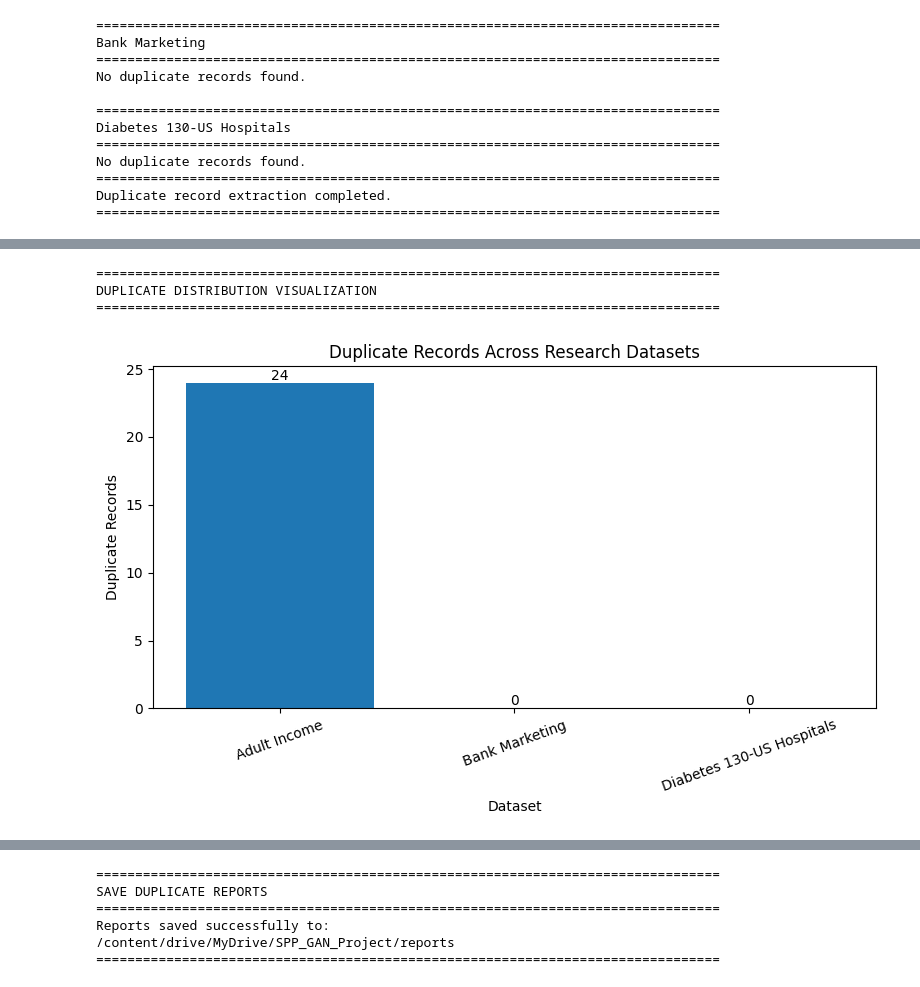
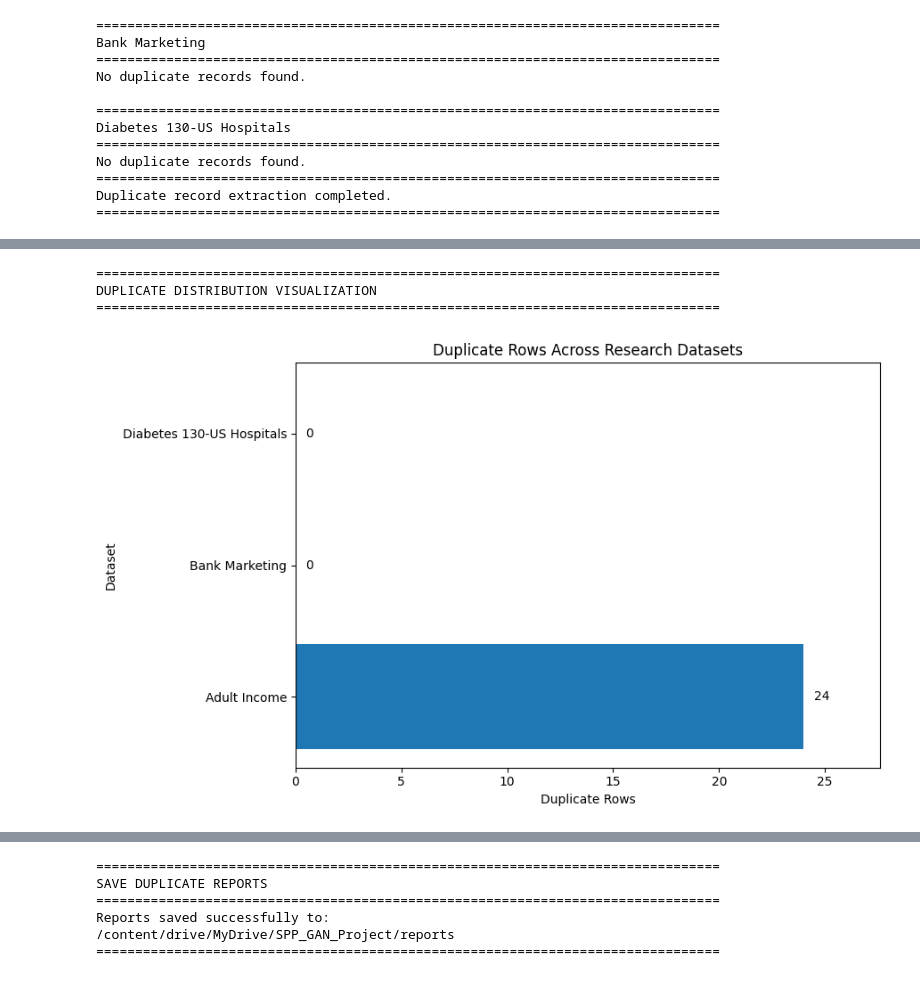
Before and after one commit to amzad-786githumb/Privacy-Preserving-Synthetic-Tabular-Data-Generation-Using-Generative-Adversarial-Networks, a Jupyter notebook: 02_Data_Preprocessing.ipynb, the cells around one changed output, grey strips where cells are left out. Saved outputs shown, nothing was run; the diff lists cells and outputs as text; code cells hidden in the pictures.

```diff
--- a/02_Data_Preprocessing.ipynb
+++ b/02_Data_Preprocessing.ipynb
@@ -7398,58 +7417,114 @@ print("=" * 80)
 print("DUPLICATE DISTRIBUTION VISUALIZATION")
 print("=" * 80)
 
+
+# ============================================================
+# Figure Directory
+# ============================================================
+
 figure_dir = Path(PATHS["results"]) / "figures"
 figure_dir.mkdir(parents=True, exist_ok=True)
 
-plt.figure(figsize=(8, 5))
 
-bars = plt.bar(
-    DUPLICATE_SUMMARY_DF["Dataset"],
-    DUPLICATE_SUMMARY_DF["Duplicate Rows"]
+# ============================================================
+# Prepare Visualization Data
+# ============================================================
+
+plot_df = DUPLICATE_SUMMARY_DF[
+    ["Dataset", "Duplicate Rows"]
+].copy()
+
+
+# ============================================================
+# Create Figure
+# ============================================================
+
+plt.figure(figsize=(9, 5.5))
+
+bars = plt.barh(
+    plot_df["Dataset"],
+    plot_df["Duplicate Rows"]
 )
 
-# Display value labels
+
+# ============================================================
+# Display Value Labels
+# ============================================================
+
+max_value = plot_df["Duplicate Rows"].max()
+
 for bar in bars:
 
-    height = bar.get_height()
+    width = bar.get_width()
+
+    label_position = (
+        width + max_value * 0.02
+        if max_value > 0
+        else 0.5
+    )
 
     plt.text(
-        bar.get_x() + bar.get_width() / 2,
-        height,
-        f"{int(height)}",
-        ha="center",
-        va="bottom",
+        label_position,
+        bar.get_y() + bar.get_height() / 2,
+        f"{int(width):,}",
+        ha="left",
+        va="center",
         fontsize=10
     )
 
-plt.xlabel("Dataset")
 
-plt.ylabel("Duplicate Records")
+# ============================================================
+# Axis Labels and Title
+# ============================================================
 
-plt.title("Duplicate Records Across Research Datasets")
+plt.xlabel("Duplicate Rows")
 
-plt.xticks(rotation=20)
+plt.ylabel("Dataset")
+
+plt.title(
+    "Duplicate Rows Across Research Datasets"
+)
+
+plt.xlim(
+    0,
+    max_value * 1.15 if max_value > 0 else 1
+)
+
+
+# ============================================================
+# Layout and Save
+# ============================================================
 
 plt.tight_layout()
 
-figure_path = figure_dir / "duplicate_distribution.png"
+figure_path = (
+    figure_dir / "duplicate_distribution.png"
+)
 
 plt.savefig(
     figure_path,
     dpi=300,
     bbox_inches="tight"
 )
 
 plt.show()
 
-print(f"Figure saved successfully:\n{figure_path}")
+
+# ============================================================
+# Verification
+# ============================================================
+
+print(f"Figure saved successfully:")
+print(figure_path)
 
 print("=" * 80)
+print("Duplicate distribution visualization completed.")
+print("=" * 80)
 # %% [output]
 ================================================================================
 DUPLICATE DISTRIBUTION VISUALIZATION
 ================================================================================
-[figure, old version]
+[figure, new version]
 Figure saved successfully:
 /content/drive/MyDrive/SPP_GAN_Project/results/figures/duplicate_distribution.png
 ================================================================================
```
Also changed, not shown: parts of 139 cells of this notebook.
